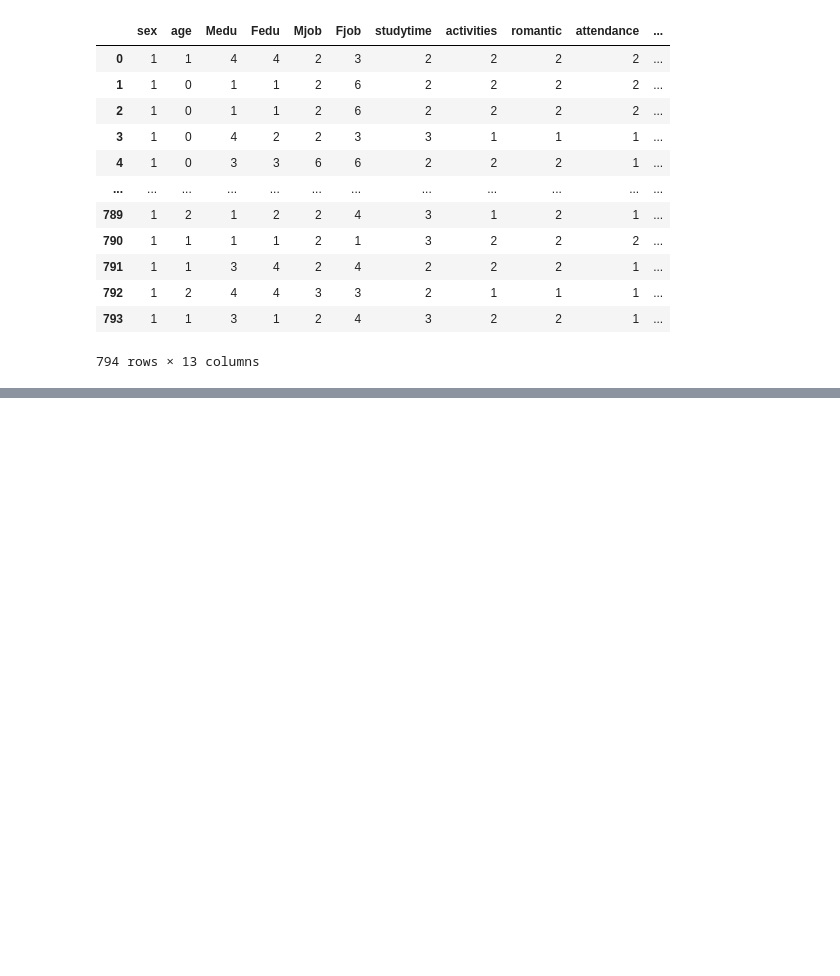
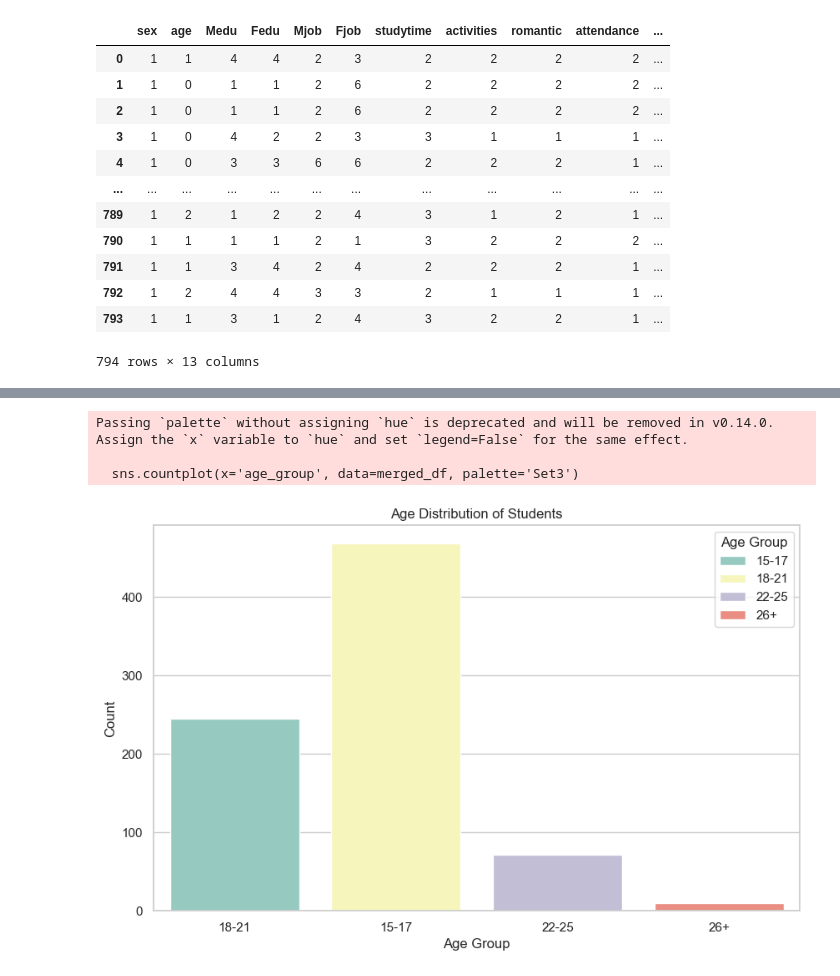
Before and after one commit to TimothyEngCS/Student_Academic_Predictor, a Jupyter notebook: mainProject.ipynb, the cells around one changed output, grey strips where cells are left out. Drawn from its saved outputs; the diff is of its cells as text; code cells hidden in the pictures; blank space fills up the shorter version.

```diff
--- a/mainProject.ipynb
+++ b/mainProject.ipynb
@@ -227,0 +257,23 @@ Passing `palette` without assigning `hue` is deprecated and will be removed in v
+# %%
+# Create a dictionary to map the binned values to the age groups
+age_bin_labels = {0: '15-17', 1: '18-21', 2: '22-25', 3: '26+'}
+
+merged_df['age_group'] = merged_df['age'].map(age_bin_labels)
+
+plt.figure(figsize=(10,6))
+sns.countplot(x='age_group', data=merged_df, palette='Set3')
+
+# Add lables and title
+plt.title('Age Distribution of Students')
+plt.xlabel('Age Group')
+plt.ylabel('Count')
+
+# Legend to show the age groups
+plt.legend(title='Age Group', labels=['15-17', '18-21', '22-25', '26+'])
+
+plt.show()
+# %% [output]
+Passing `palette` without assigning `hue` is deprecated and will be removed in v0.14.0. Assign the `x` variable to `hue` and set `legend=False` for the same effect.
+
+  sns.countplot(x='age_group', data=merged_df, palette='Set3')
+[figure, added]
```
Also changed, not shown: parts of 7 cells of this notebook.
